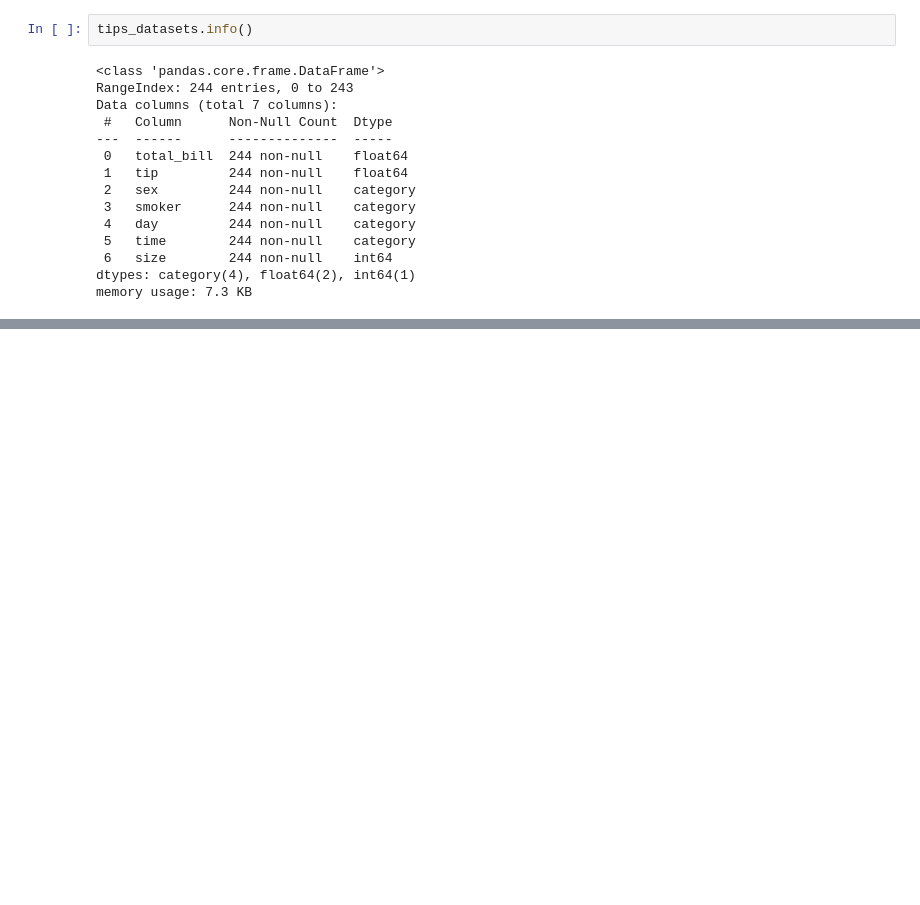
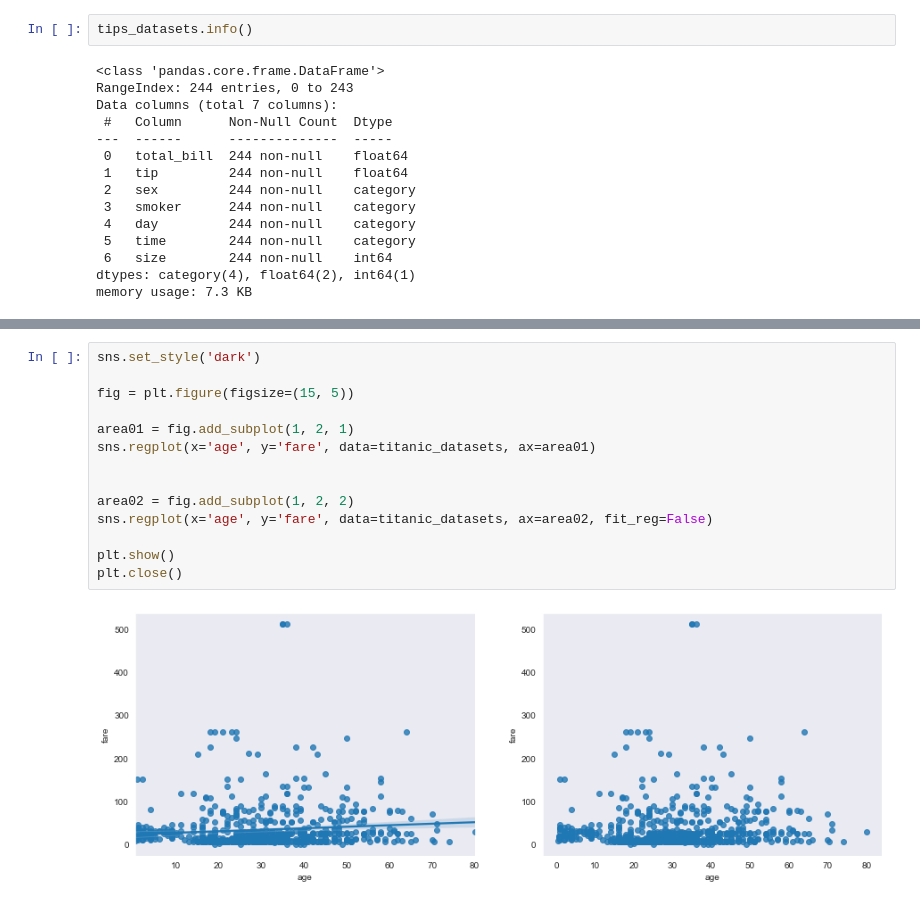
Before and after one commit to Supreme-YS/TIL, a Jupyter notebook: Data_Analysis/seaborn[03].ipynb, the cells around one changed output, grey strips where cells are left out. Drawn from its saved outputs; the diff is of its cells as text; blank space fills up the shorter version.

```diff
--- a/Data_Analysis/seaborn[03].ipynb
+++ b/Data_Analysis/seaborn[03].ipynb
@@ -147,0 +190,16 @@ plt.close()
+# %%
+sns.set_style('dark')
+
+fig = plt.figure(figsize=(15, 5))
+
+area01 = fig.add_subplot(1, 2, 1)
+sns.regplot(x='age', y='fare', data=titanic_datasets, ax=area01)
+
+
+area02 = fig.add_subplot(1, 2, 2)
+sns.regplot(x='age', y='fare', data=titanic_datasets, ax=area02, fit_reg=False)
+
+plt.show()
+plt.close()
+# %% [output]
+[figure, added]
```
Also changed, not shown: parts of 11 cells of this notebook.
